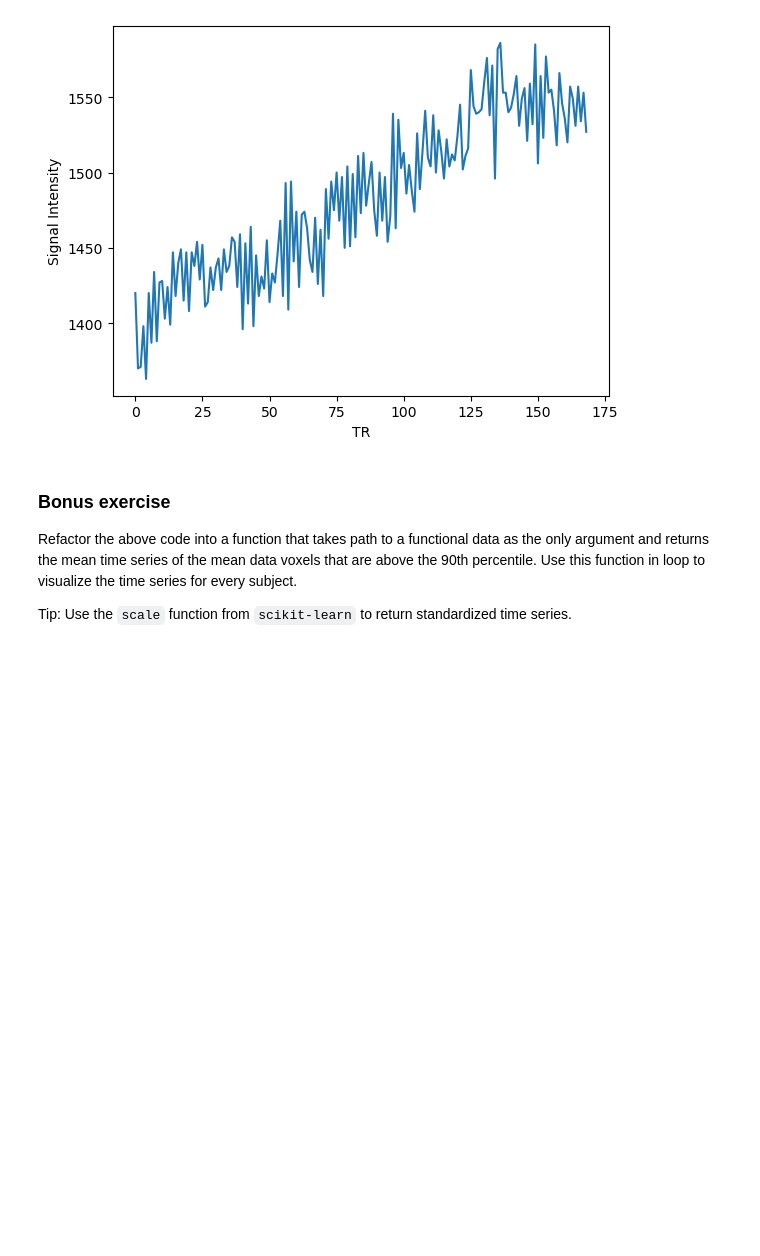
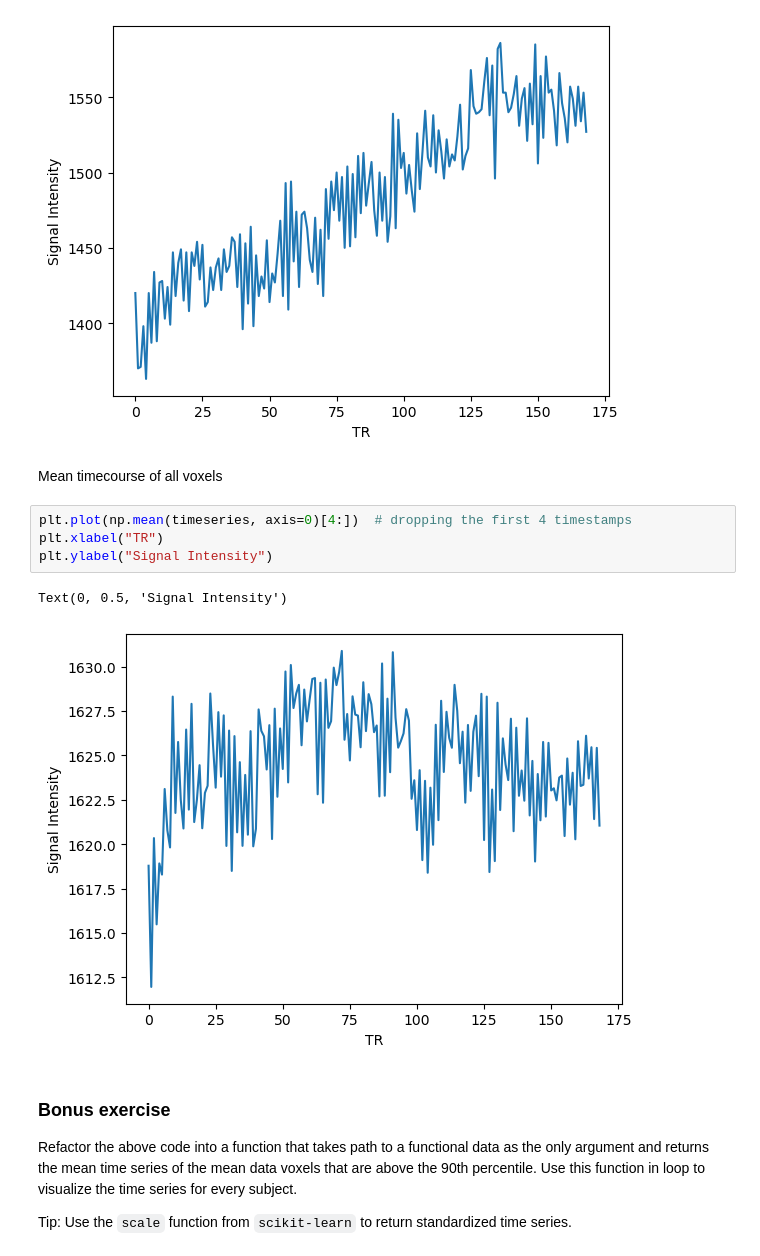
Before and after one commit to dominikpegler/tewa2-neuroimaging, a Jupyter notebook: 2 - Understanding MRI data.ipynb, the cells around one changed output. Saved outputs shown, nothing was run; the diff lists cells and outputs as text; blank space fills up the shorter version.

```diff
--- a/2 - Understanding MRI data.ipynb
+++ b/2 - Understanding MRI data.ipynb
@@ -306,6 +308,15 @@ plt.ylabel("Signal Intensity")
 # %% [output]
 Text(0, 0.5, 'Signal Intensity')
 [figure]
+# %% [markdown]
+Mean timecourse of all voxels
+# %%
+plt.plot(np.mean(timeseries, axis=0)[4:])  # dropping the first 4 timestamps
+plt.xlabel("TR")
+plt.ylabel("Signal Intensity")
+# %% [output]
+Text(0, 0.5, 'Signal Intensity')
+[figure, added]
 # %% [markdown]
 ### Bonus exercise
 
```
Also changed, not shown: parts of 1 cell of this notebook.
